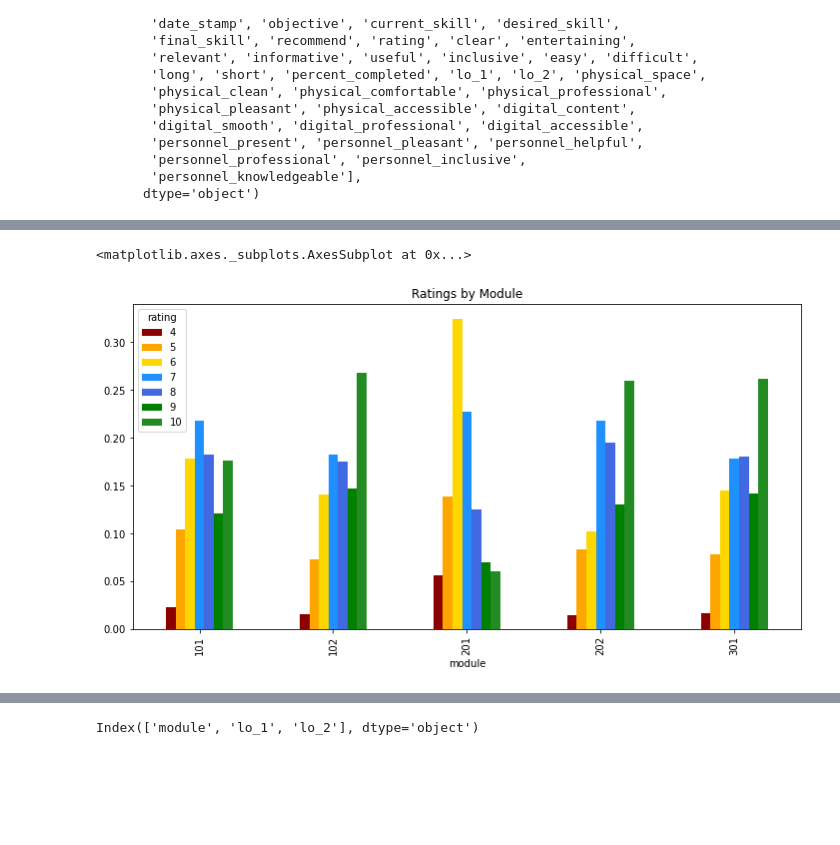
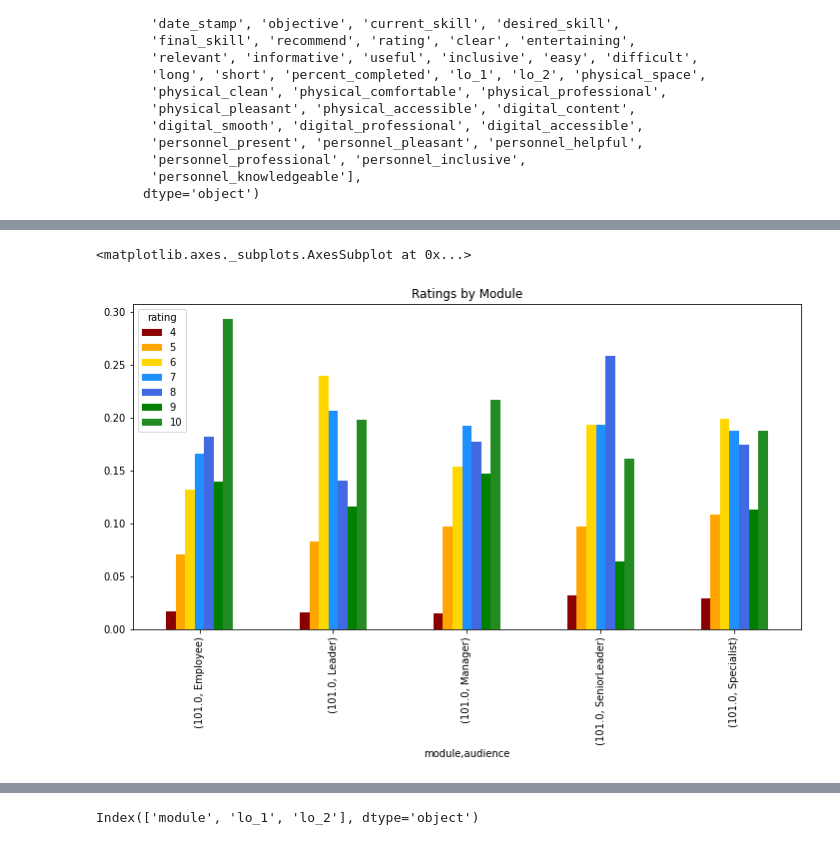
Before and after one commit to ToferC/learner_models, a Jupyter notebook: Evals_analysis.ipynb, the cells around one changed output, grey strips where cells are left out. Cells and saved outputs as stored; diff of their text form; code cells hidden in the pictures; blank space fills up the shorter version.

```diff
--- a/Evals_analysis.ipynb
+++ b/Evals_analysis.ipynb
@@ -114,10 +114,10 @@ offering_rating.groupby("offering_id").agg("mean").plot(kind="bar", title="Ratin
 # %%
-pd.crosstab(df.module, df.rating, normalize="index").plot(
+pd.crosstab([df.module.where(df.module==101), df.audience], df.rating, normalize="index").plot(
     kind="bar", color=seven_grad, figsize=(12, 6),
     title="Ratings by Module")
 # %% [output]
 <matplotlib.axes._subplots.AxesSubplot at 0x...>
-[figure, old version]
+[figure, new version]
 # %%
 module.groupby("module").agg('mean').plot(title="Learner Feedback", kind="bar", figsize=(12,6),
                                        color=seven_diff)
```
Also changed, not shown: parts of 32 cells of this notebook, 2 other files.
